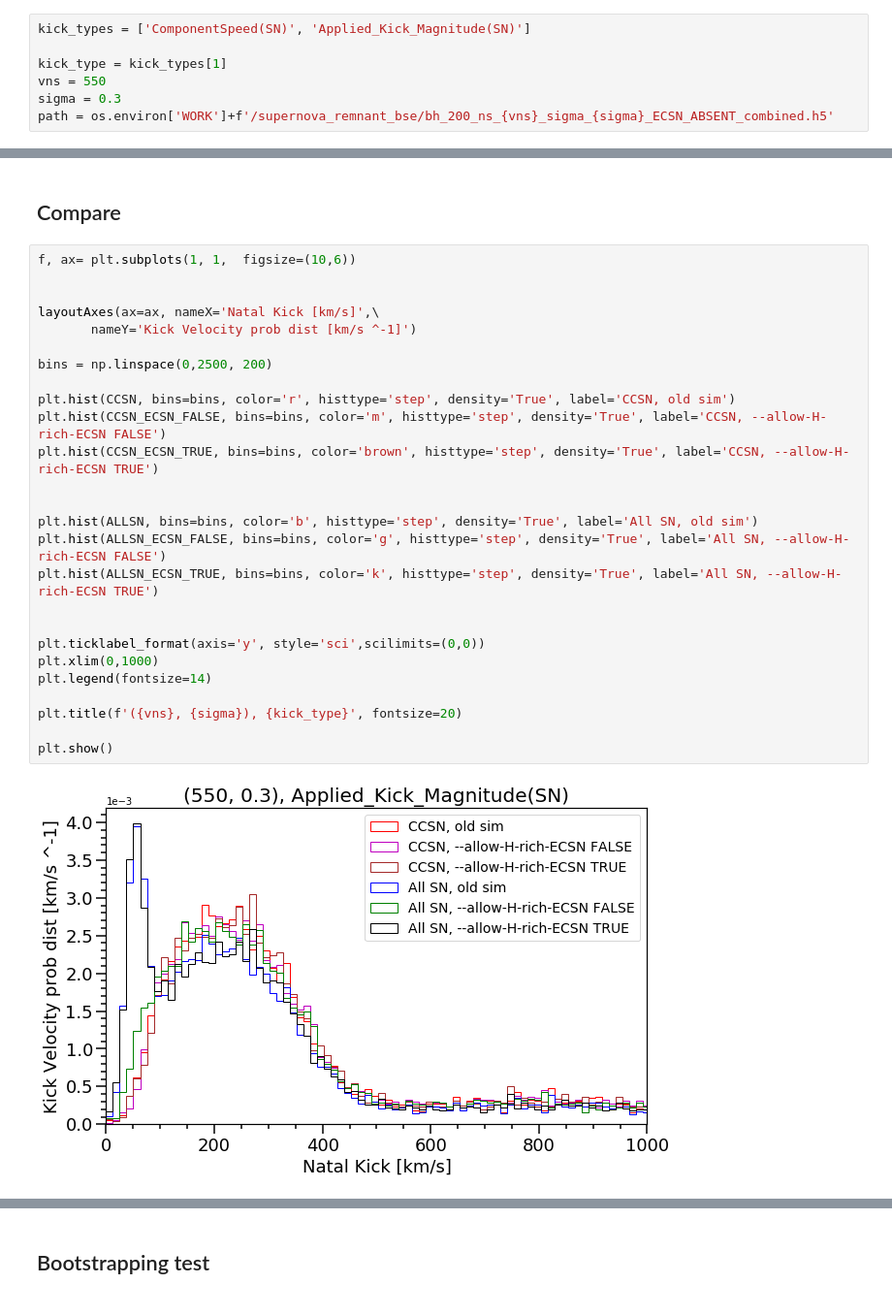
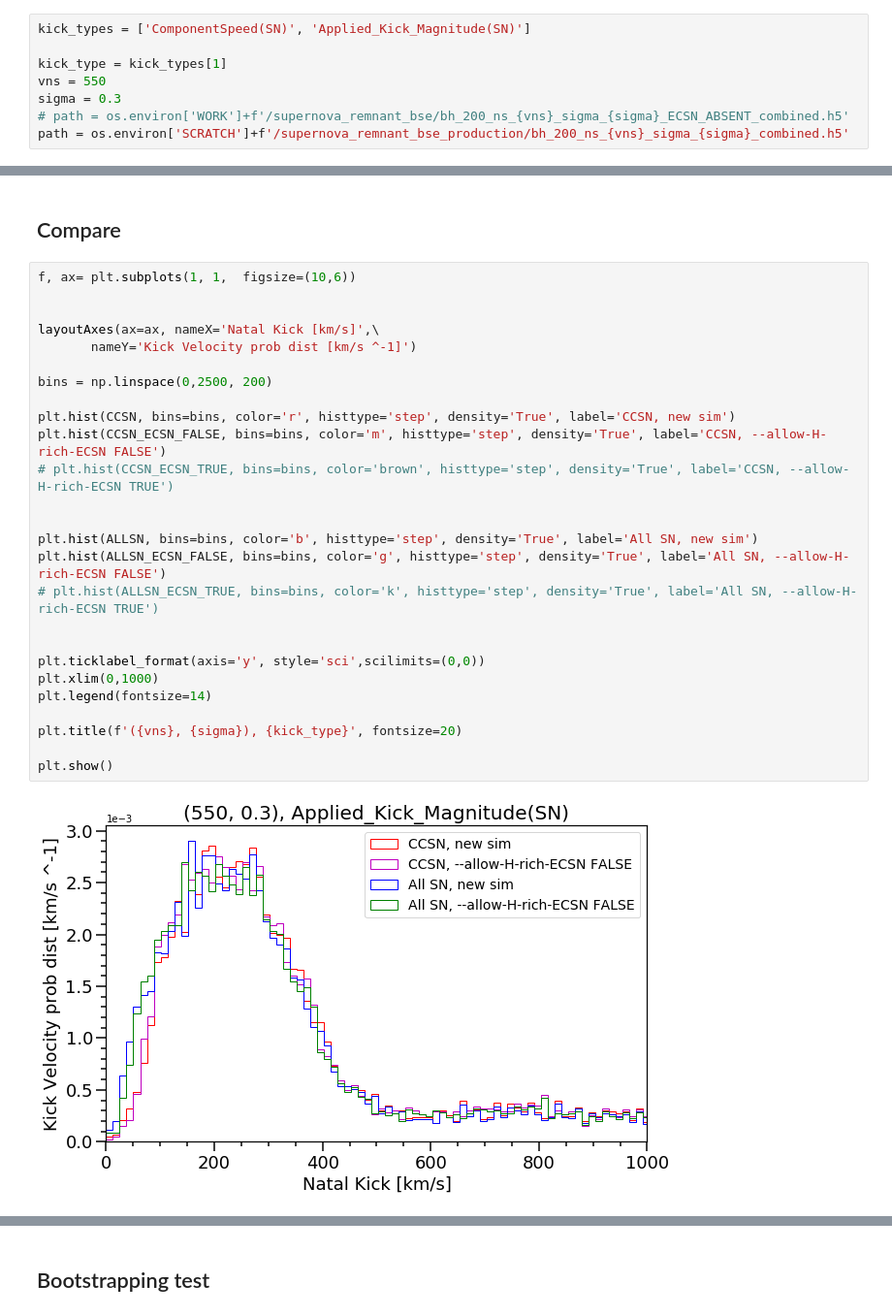
Before and after one commit to veome22/supernova_remnant_prescription, a Jupyter notebook: FRONTERA_kick_dist_plots_compas_BSE.ipynb, the cells around one changed output, grey strips where cells are left out. Shown at 97% size. Drawn from its saved outputs; the diff is of its cells as text.

Commit message:
added plots with new --allow-non-strpped-ECSN FALSE siulation

```diff
--- a/FRONTERA_kick_dist_plots_compas_BSE.ipynb
+++ b/FRONTERA_kick_dist_plots_compas_BSE.ipynb
@@ -411,7 +411,8 @@ kick_types = ['ComponentSpeed(SN)', 'Applied_Kick_Magnitude(SN)']
 kick_type = kick_types[1]
 vns = 550
 sigma = 0.3
-path = os.environ['WORK']+f'/supernova_remnant_bse/bh_200_ns_{vns}_sigma_{sigma}_ECSN_ABSENT_combined.h5'
+# path = os.environ['WORK']+f'/supernova_remnant_bse/bh_200_ns_{vns}_sigma_{sigma}_ECSN_ABSENT_combined.h5'
+path = os.environ['SCRATCH']+f'/supernova_remnant_bse_production/bh_200_ns_{vns}_sigma_{sigma}_combined.h5'
 # %%
 fdata_bse = h5.File(path, 'r')
 
@@ -583,31 +586,31 @@ ALLSN_ECSN_TRUE = KICK_DATA_ECSN_TRUE[((SN_STELLAR_TYPE_ECSN_TRUE ==13))]
 # %%
 f, ax= plt.subplots(1, 1,  figsize=(10,6))
 
 
 layoutAxes(ax=ax, nameX='Natal Kick [km/s]',\
        nameY='Kick Velocity prob dist [km/s ^-1]')
 
 bins = np.linspace(0,2500, 200)
 
-plt.hist(CCSN, bins=bins, color='r', histtype='step', density='True', label='CCSN, old sim')
+plt.hist(CCSN, bins=bins, color='r', histtype='step', density='True', label='CCSN, new sim')
 plt.hist(CCSN_ECSN_FALSE, bins=bins, color='m', histtype='step', density='True', label='CCSN, --allow-H-rich-ECSN FALSE')
-plt.hist(CCSN_ECSN_TRUE, bins=bins, color='brown', histtype='step', density='True', label='CCSN, --allow-H-rich-ECSN TRUE')
+# plt.hist(CCSN_ECSN_TRUE, bins=bins, color='brown', histtype='step', density='True', label='CCSN, --allow-H-rich-ECSN TRUE')
 
 
-plt.hist(ALLSN, bins=bins, color='b', histtype='step', density='True', label='All SN, old sim')
+plt.hist(ALLSN, bins=bins, color='b', histtype='step', density='True', label='All SN, new sim')
 plt.hist(ALLSN_ECSN_FALSE, bins=bins, color='g', histtype='step', density='True', label='All SN, --allow-H-rich-ECSN FALSE')
-plt.hist(ALLSN_ECSN_TRUE, bins=bins, color='k', histtype='step', density='True', label='All SN, --allow-H-rich-ECSN TRUE')
+# plt.hist(ALLSN_ECSN_TRUE, bins=bins, color='k', histtype='step', density='True', label='All SN, --allow-H-rich-ECSN TRUE')
 
 
 plt.ticklabel_format(axis='y', style='sci',scilimits=(0,0))
 plt.xlim(0,1000)
 plt.legend(fontsize=14)
 
 plt.title(f'({vns}, {sigma}), {kick_type}', fontsize=20)
 
 plt.show()
 # %% [output]
-[figure, old version]
+[figure, new version]
 # %%
 f, ax= plt.subplots(1, 1,  figsize=(10,6))
 
```
Also changed, not shown: parts of 18 cells of this notebook.
